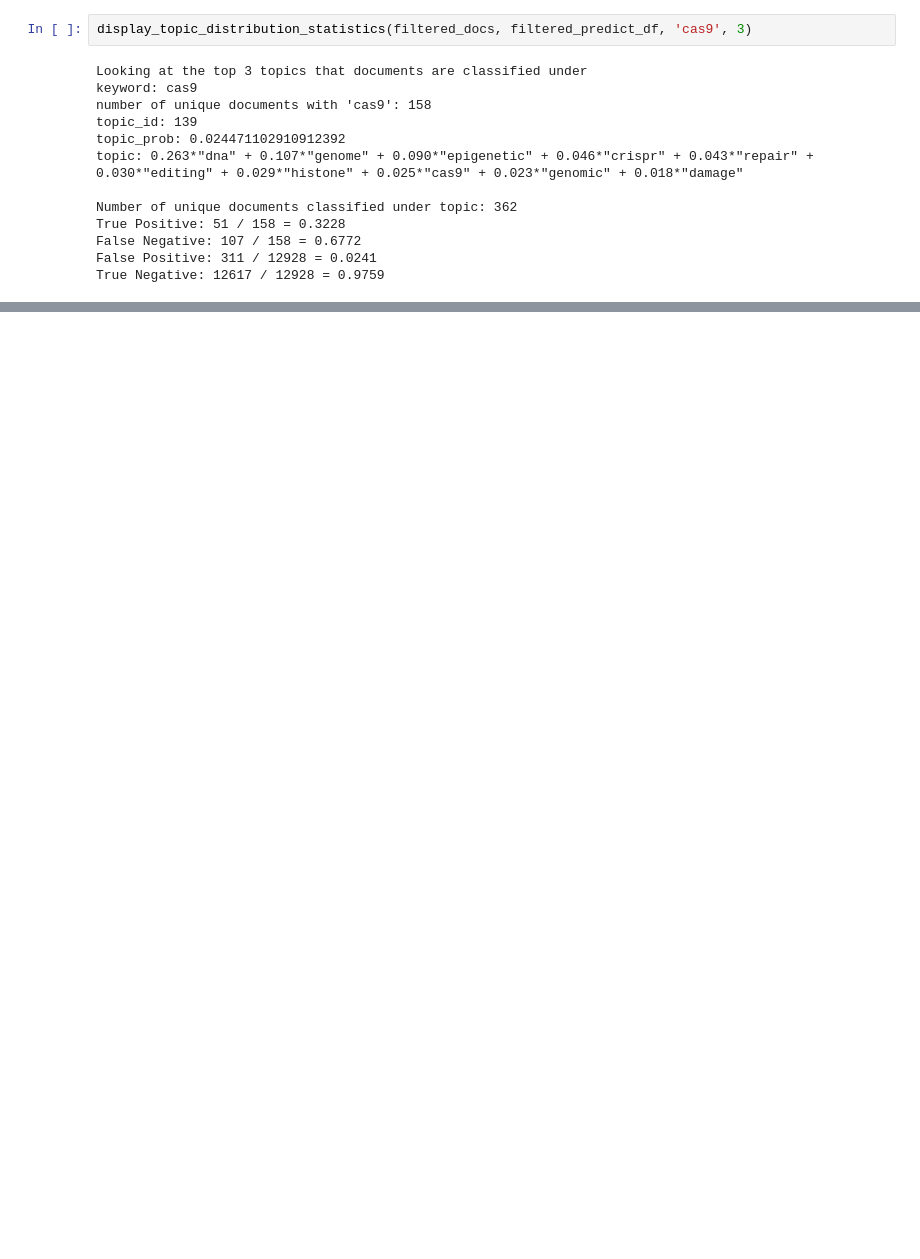
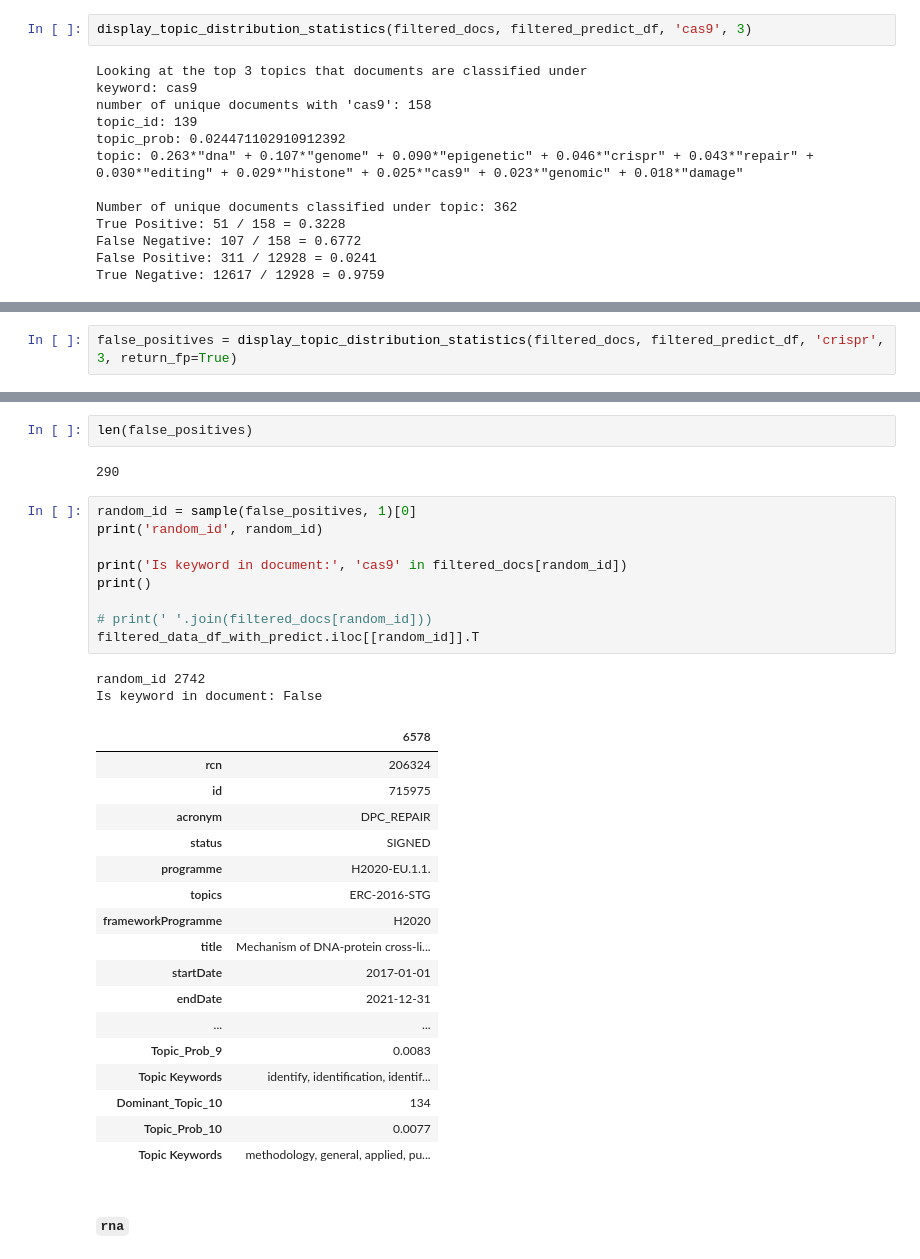
Before and after one commit to kw01sg/biomedical-topic-modelling, a Jupyter notebook: notebooks/validate_topics.ipynb, the cells around one changed output, grey strips where cells are left out. Drawn from its saved outputs; the diff is of its cells as text; blank space fills up the shorter version.

```diff
--- a/notebooks/validate_topics.ipynb
+++ b/notebooks/validate_topics.ipynb
@@ -864,0 +983,2 @@ True Negative: 12617 / 12928 = 0.9759
+# %%
+false_positives = display_topic_distribution_statistics(filtered_docs, filtered_predict_df, 'crispr', 3, return_fp=True)
@@ -864,0 +998,35 @@ True Negative: 12617 / 12928 = 0.9759
+# %%
+len(false_positives)
+# %% [output]
+290
+# %%
+random_id = sample(false_positives, 1)[0]
+print('random_id', random_id)
+
+print('Is keyword in document:', 'cas9' in filtered_docs[random_id])
+print()
+
+# print(' '.join(filtered_docs[random_id]))
+filtered_data_df_with_predict.iloc[[random_id]].T
+# %% [output]
+random_id 2742
+Is keyword in document: False
+|  | 6578 |
+| rcn | 206324 |
+| id | 715975 |
+| acronym | DPC_REPAIR |
+| status | SIGNED |
+| programme | H2020-EU.1.1. |
+| topics | ERC-2016-STG |
+| frameworkProgramme | H2020 |
+| title | Mechanism of DNA-protein cross-li... |
+| startDate | 2017-01-01 |
+| endDate | 2021-12-31 |
+| ... | ... |
+| Topic_Prob_9 | 0.0083 |
+| Topic Keywords | identify, identification, identif... |
+| Dominant_Topic_10 | 134 |
+| Topic_Prob_10 | 0.0077 |
+| Topic Keywords | methodology, general, applied, pu... |
+# %% [markdown]
+#### `rna`
```
Also changed, not shown: parts of 22 cells of this notebook, 2 other files.
